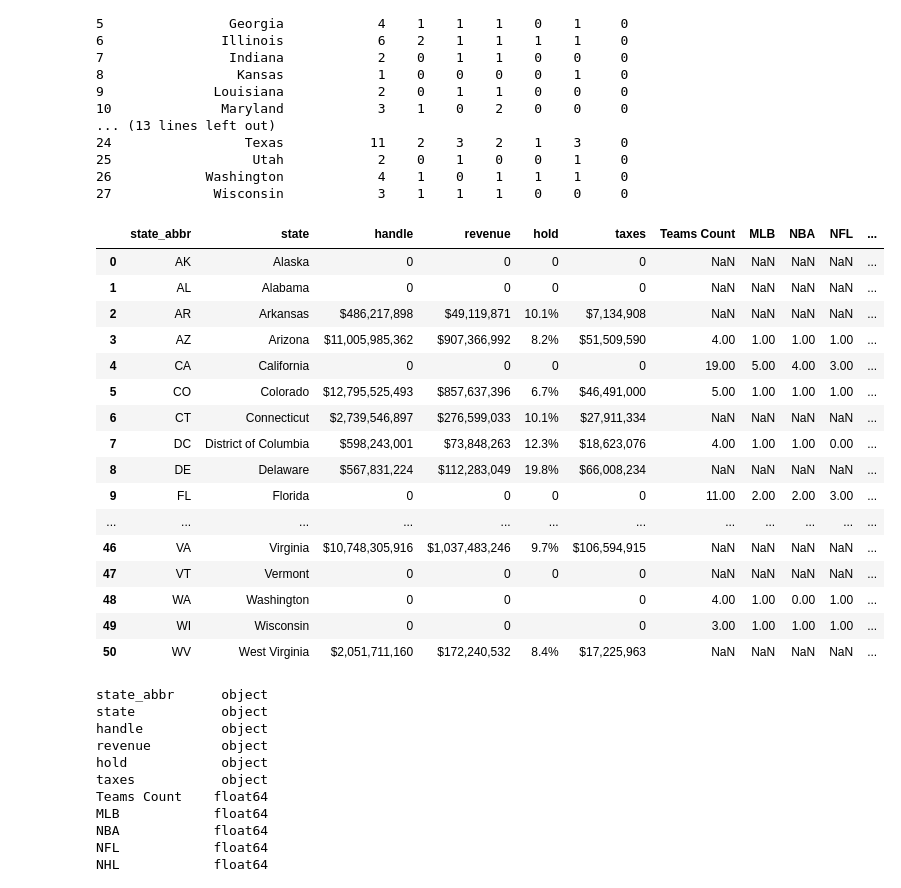
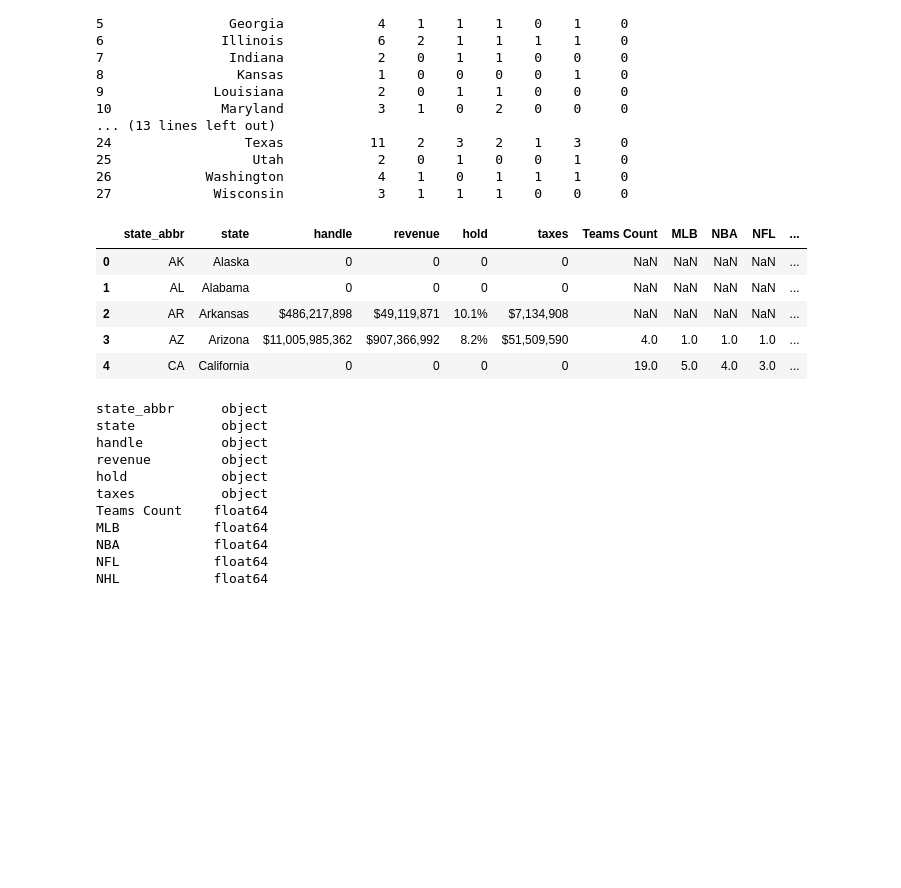
Before and after one commit to caleb-g23/Project-3-Sports-Betting-Analysis, a Jupyter notebook: data_scrape.ipynb, the cells around one changed output. Drawn from its saved outputs; the diff is of its cells as text; code cells hidden in the pictures; blank space fills up the shorter version.

```diff
--- a/data_scrape.ipynb
+++ b/data_scrape.ipynb
@@ -346,27 +324,16 @@ print(summary_df)
 # %%
 #merge market_rev_df with summary_df with by state with join on state
 merged_state_rev_league_df = pd.merge(state_rev_df, summary_df, on='state', how='left')
 
 # Display the merged DataFrame
-merged_state_rev_league_df.head(51)
+merged_state_rev_league_df.head(5)
 # %% [output]
 |  | state_abbr | state | handle | revenue | hold | taxes | Teams Count | MLB | NBA | NFL | ... |
 | 0 | AK | Alaska | 0 | 0 | 0 | 0 | NaN | NaN | NaN | NaN | ... |
 | 1 | AL | Alabama | 0 | 0 | 0 | 0 | NaN | NaN | NaN | NaN | ... |
 | 2 | AR | Arkansas | $486,217,898 | $49,119,871 | 10.1% | $7,134,908 | NaN | NaN | NaN | NaN | ... |
-| 3 | AZ | Arizona | $11,005,985,362 | $907,366,992 | 8.2% | $51,509,590 | 4.00 | 1.00 | 1.00 | 1.00 | ... |
-| 4 | CA | California | 0 | 0 | 0 | 0 | 19.00 | 5.00 | 4.00 | 3.00 | ... |
-| 5 | CO | Colorado | $12,795,525,493 | $857,637,396 | 6.7% | $46,491,000 | 5.00 | 1.00 | 1.00 | 1.00 | ... |
-| 6 | CT | Connecticut | $2,739,546,897 | $276,599,033 | 10.1% | $27,911,334 | NaN | NaN | NaN | NaN | ... |
-| 7 | DC | District of Columbia | $598,243,001 | $73,848,263 | 12.3% | $18,623,076 | 4.00 | 1.00 | 1.00 | 0.00 | ... |
-| 8 | DE | Delaware | $567,831,224 | $112,283,049 | 19.8% | $66,008,234 | NaN | NaN | NaN | NaN | ... |
-| 9 | FL | Florida | 0 | 0 | 0 | 0 | 11.00 | 2.00 | 2.00 | 3.00 | ... |
-| ... | ... | ... | ... | ... | ... | ... | ... | ... | ... | ... | ... |
-| 46 | VA | Virginia | $10,748,305,916 | $1,037,483,246 | 9.7% | $106,594,915 | NaN | NaN | NaN | NaN | ... |
-| 47 | VT | Vermont | 0 | 0 | 0 | 0 | NaN | NaN | NaN | NaN | ... |
-| 48 | WA | Washington | 0 | 0 |  | 0 | 4.00 | 1.00 | 0.00 | 1.00 | ... |
-| 49 | WI | Wisconsin | 0 | 0 |  | 0 | 3.00 | 1.00 | 1.00 | 1.00 | ... |
-| 50 | WV | West Virginia | $2,051,711,160 | $172,240,532 | 8.4% | $17,225,963 | NaN | NaN | NaN | NaN | ... |
+| 3 | AZ | Arizona | $11,005,985,362 | $907,366,992 | 8.2% | $51,509,590 | 4.0 | 1.0 | 1.0 | 1.0 | ... |
+| 4 | CA | California | 0 | 0 | 0 | 0 | 19.0 | 5.0 | 4.0 | 3.0 | ... |
 # %%
 #show datatype for each column
 merged_state_rev_league_df.dtypes
```
Also changed, not shown: parts of 5 cells of this notebook, 6 other files.
